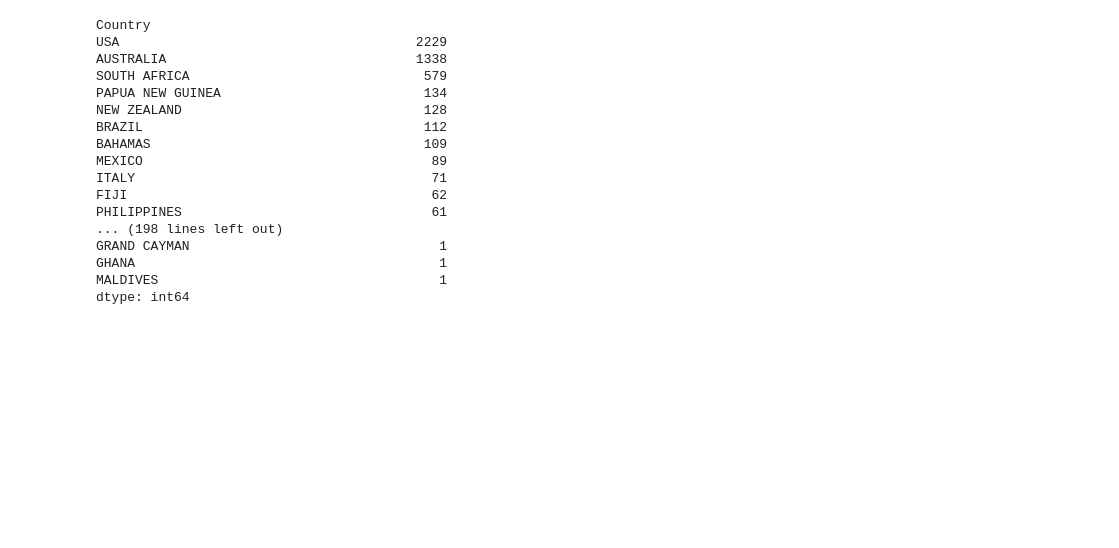
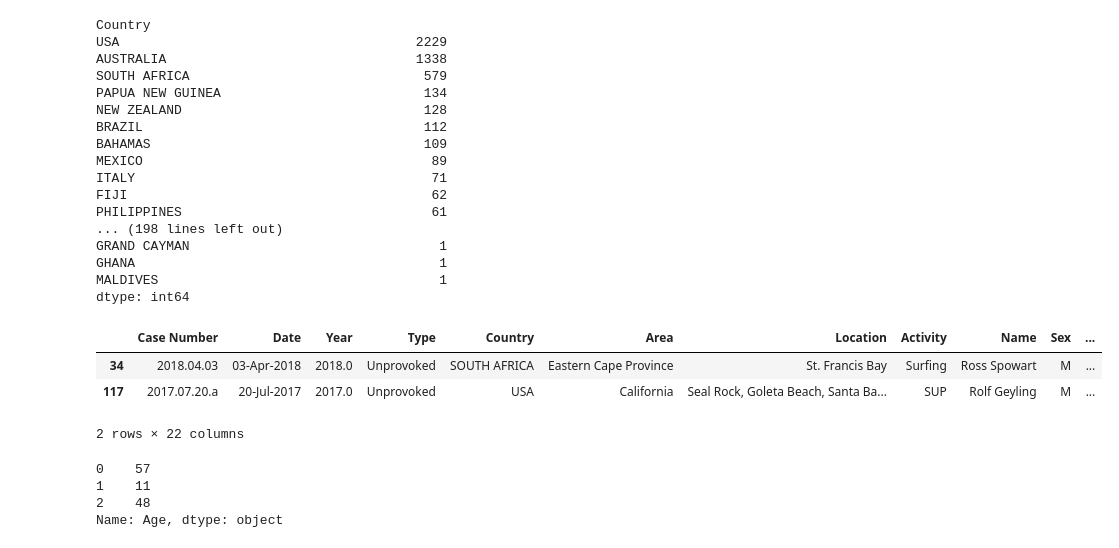
Before and after one commit to Humberthor/primer_proyecto_DAPT, a Jupyter notebook: codigo_proyecto/codigo_basura.ipynb, the cells around one changed output. Cells and saved outputs as stored; diff of their text form; code cells hidden in the pictures; blank space fills up the shorter version.

Commit message:
filas y columnas limpias. incio del formateo de datos

```diff
--- a/codigo_proyecto/proyecto.ipynb
+++ b/codigo_proyecto/codigo_basura.ipynb
@@ -129,4 +147,15 @@ GHANA                                       1
 MALDIVES                                    1
 dtype: int64
 # %%
-pd.options.display.max_rows=1000
+pd.options.display.max_rows=100
+# %%
+# para ver las diferencias entre esas dos columnas
+
+df.loc[(df['Case Number.1'] != df['Case Number.2'])]
+
+df.loc[(df['Case Number.1'] != df['Case Number.2'])].head(2)
+# %% [output]
+|  | Case Number | Date | Year | Type | Country | Area | Location | Activity | Name | Sex | ... |
+| 34 | 2018.04.03 | 03-Apr-2018 | 2018.0 | Unprovoked | SOUTH AFRICA | Eastern Cape Province | St. Francis Bay | Surfing | Ross Spowart | M | ... |
+| 117 | 2017.07.20.a | 20-Jul-2017 | 2017.0 | Unprovoked | USA | California | Seal Rock, Goleta Beach, Santa Ba... | SUP | Rolf Geyling | M | ... |
+2 rows × 22 columns
@@ -132,0 +164,7 @@ pd.options.display.max_rows=1000
+# %%
+df["Age"].head(3)
+# %% [output]
+0    57
+1    11
+2    48
+Name: Age, dtype: object
```
Also changed, not shown: parts of 18 cells of this notebook, 2 other files.
